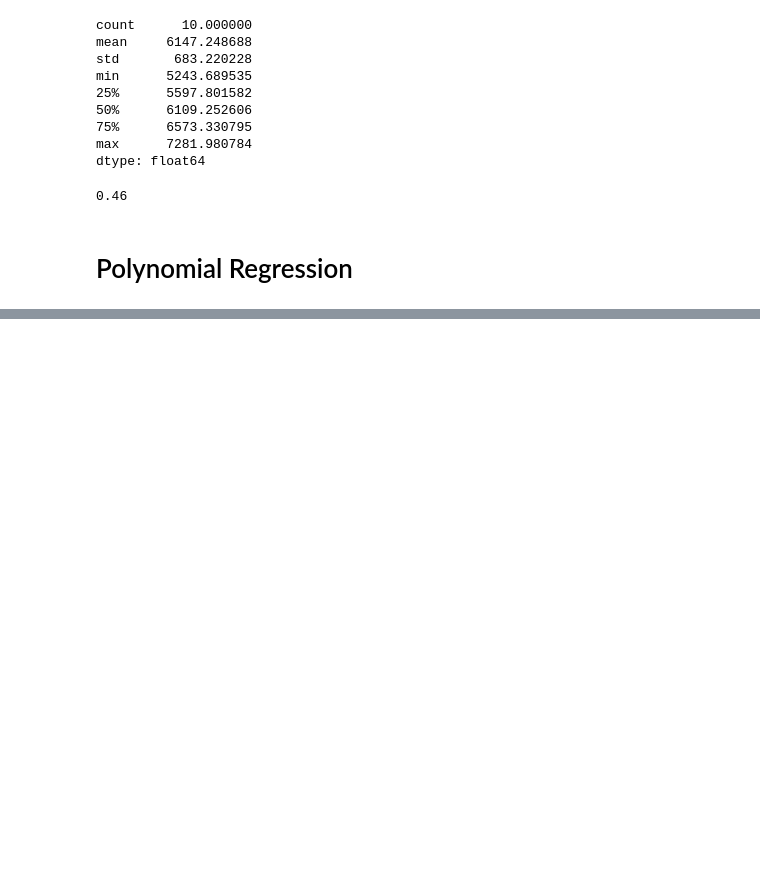
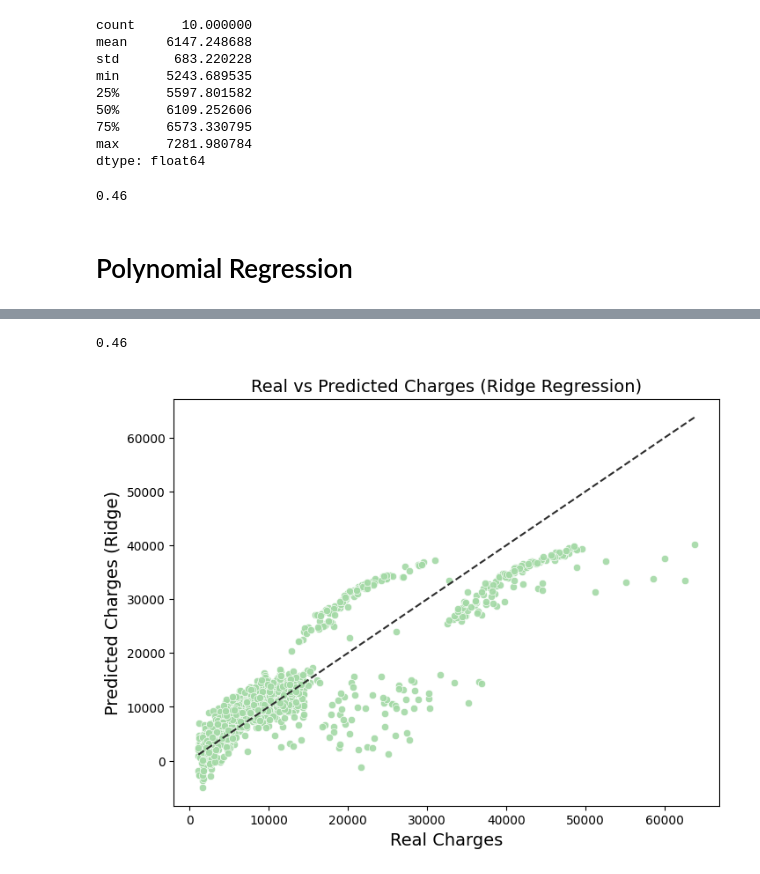
Before and after one commit to Gonzalo-Caro/Practicas-ML-NN, a Jupyter notebook: 1.Models/2.Insurance_Charges_Regression.ipynb, the cells around one changed output, grey strips where cells are left out. Drawn from its saved outputs; the diff is of its cells as text; code cells hidden in the pictures; blank space fills up the shorter version.

```diff
--- a/1.Models/2.Insurance_Charges_Regression.ipynb
+++ b/1.Models/2.Insurance_Charges_Regression.ipynb
@@ -297,0 +386,4 @@ relative_rmse_sgd_lin.round(2)
+# %%
+from sklearn.linear_model import Ridge
+
+ridge_reg = make_pipeline(preprocessing, Ridge(alpha=0.1, solver="cholesky"))
@@ -297,0 +405,17 @@ relative_rmse_sgd_lin.round(2)
+# %%
+from sklearn.model_selection import RandomizedSearchCV
+
+param_dist = {
+    'ridge__alpha': np.logspace(-3, 3, 100)
+}
+
+random_search = RandomizedSearchCV(
+    ridge_reg, param_distributions=param_dist,
+    n_iter=10,
+    scoring='neg_root_mean_squared_error',
+    cv=5,
+    n_jobs=-1,
+    random_state=42
+)
+
+random_search.fit(insurance, insurance_label)
@@ -297,0 +448,7 @@ relative_rmse_sgd_lin.round(2)
+# %%
+ridge_reg = random_search.best_estimator_
+
+ridge_rmses = -cross_val_score(ridge_reg, insurance, insurance_label,
+                              scoring="neg_root_mean_squared_error", cv=10)
+
+pd.Series(ridge_rmses).describe()
@@ -297,0 +465,21 @@ relative_rmse_sgd_lin.round(2)
+# %%
+relative_rmse_ridge_reg = ridge_rmses.mean() / insurance_label.mean()
+relative_rmse_ridge_reg.round(2)
+# %% [output]
+0.46
+# %%
+ridge_reg.fit(insurance, insurance_label)
+y_pred_ridge = ridge_reg.predict(insurance)
+# %%
+plt.figure(figsize=(8, 6))
+sns.scatterplot(x=insurance_label, y=y_pred_ridge, color='#A3D9A5', alpha=0.9)
+sns.lineplot(x=[min(insurance_label), max(insurance_label)],
+             y=[min(insurance_label), max(insurance_label)],
+             color='#2E2E2E', linestyle='--')
+
+plt.xlabel('Real Charges')
+plt.ylabel('Predicted Charges (Ridge)')
+plt.title('Real vs Predicted Charges (Ridge Regression)')
+plt.show()
+# %% [output]
+[figure, added]
```
Also changed, not shown: parts of 43 cells of this notebook, 3 other files.
